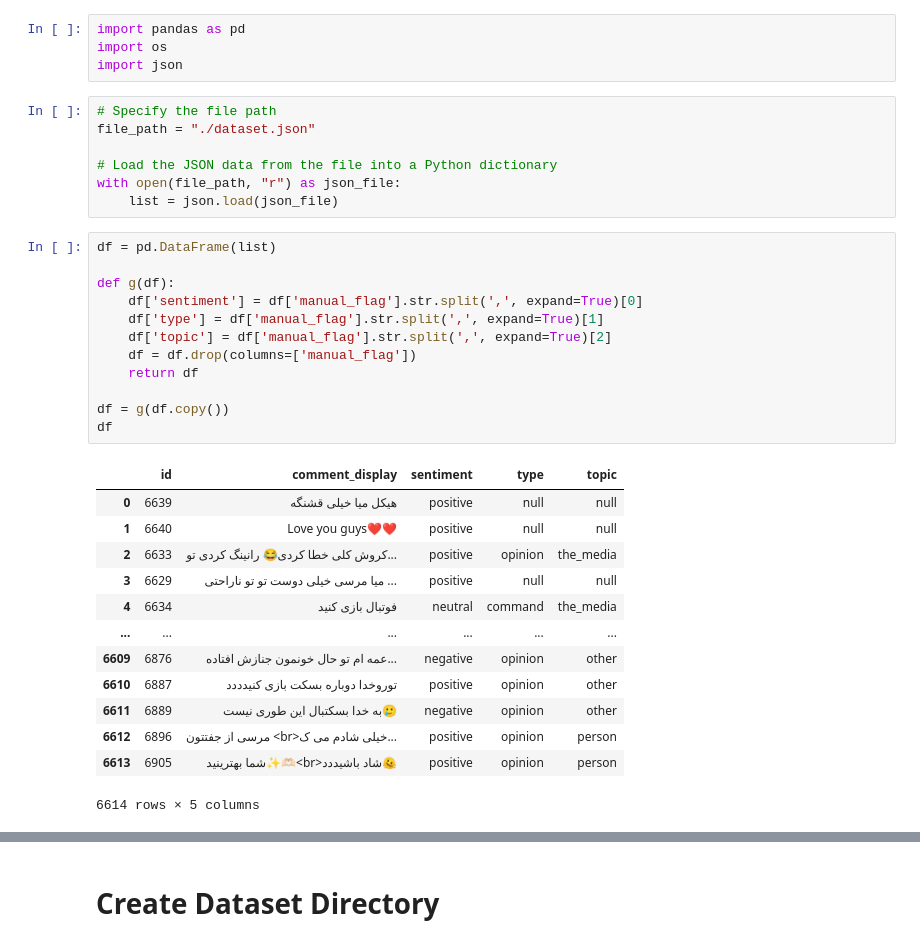
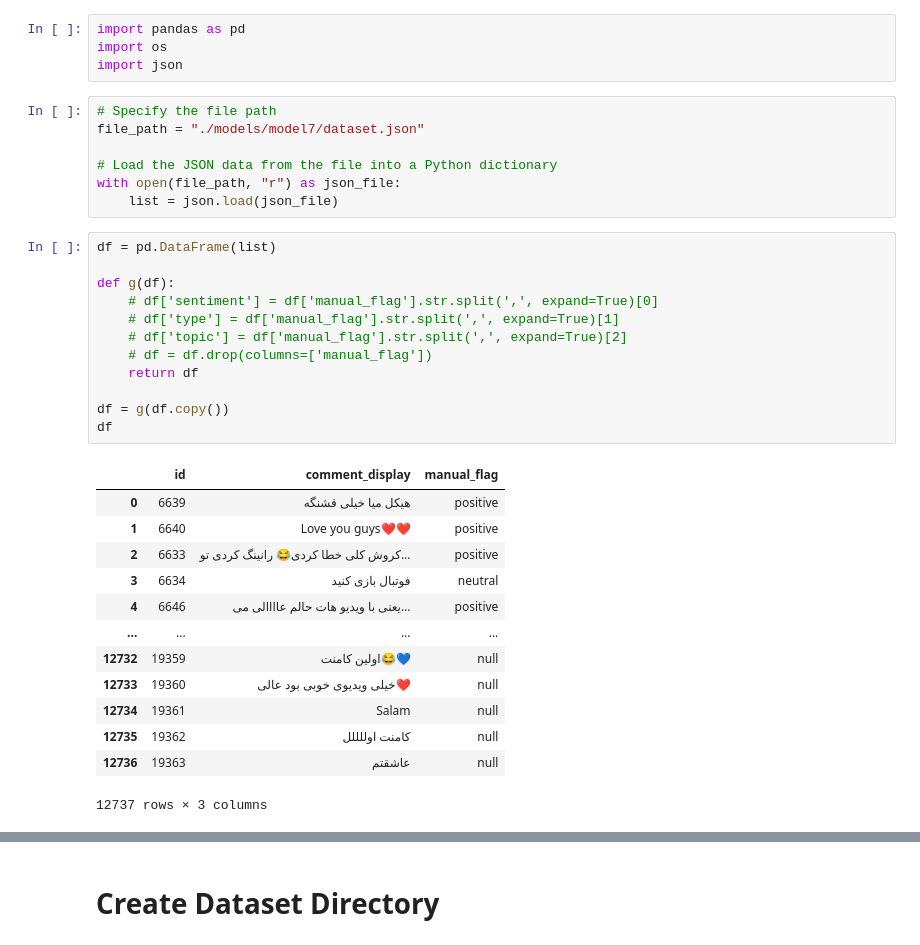
Before and after one commit to aXlireza/Context-Classifier-AI, a Jupyter notebook: separate_context_by_flags.ipynb, the cells around one changed output, grey strips where cells are left out. Drawn from its saved outputs; the diff is of its cells as text.

```diff
--- a/separate_context_by_flags.ipynb
+++ b/separate_context_by_flags.ipynb
@@ -4,7 +4,7 @@ import os
 import json
 # %%
 # Specify the file path
-file_path = "./dataset.json"
+file_path = "./models/model7/dataset.json"
 
 # Load the JSON data from the file into a Python dictionary
 with open(file_path, "r") as json_file:
@@ -12,29 +12,29 @@ with open(file_path, "r") as json_file:
 # %%
 df = pd.DataFrame(list)
 
 def g(df):
-    df['sentiment'] = df['manual_flag'].str.split(',', expand=True)[0]
-    df['type'] = df['manual_flag'].str.split(',', expand=True)[1]
-    df['topic'] = df['manual_flag'].str.split(',', expand=True)[2]
-    df = df.drop(columns=['manual_flag'])
+    # df['sentiment'] = df['manual_flag'].str.split(',', expand=True)[0]
+    # df['type'] = df['manual_flag'].str.split(',', expand=True)[1]
+    # df['topic'] = df['manual_flag'].str.split(',', expand=True)[2]
+    # df = df.drop(columns=['manual_flag'])
     return df
 
 df = g(df.copy())
 df
 # %% [output]
-|  | id | comment_display | sentiment | type | topic |
-| 0 | 6639 | هیکل میا خیلی قشنگه | positive | null | null |
-| 1 | 6640 | Love you guys❤️❤️ | positive | null | null |
-| 2 | 6633 | کروش کلی خطا کردی😂 رانینگ کردی تو... | positive | opinion | the_media |
-| 3 | 6629 | میا مرسی خیلی دوست تو تو ناراحتی ... | positive | null | null |
-| 4 | 6634 | فوتبال بازی کنید | neutral | command | the_media |
-| ... | ... | ... | ... | ... | ... |
-| 6609 | 6876 | عمه ام تو حال خونمون جنازش افتاده... | negative | opinion | other |
-| 6610 | 6887 | توروخدا دوباره بسکت بازی کنیدددد | positive | opinion | other |
-| 6611 | 6889 | به خدا بسکتبال این طوری نیست🥲 | negative | opinion | other |
-| 6612 | 6896 | مرسی از جفتتون <br>خیلی شادم می ک... | positive | opinion | person |
-| 6613 | 6905 | شما بهترینید✨️🫶🏻<br>شاد باشیددد🫠 | positive | opinion | person |
+|  | id | comment_display | manual_flag |
+| 0 | 6639 | هیکل میا خیلی قشنگه | positive |
+| 1 | 6640 | Love you guys❤️❤️ | positive |
+| 2 | 6633 | کروش کلی خطا کردی😂 رانینگ کردی تو... | positive |
+| 3 | 6634 | فوتبال بازی کنید | neutral |
+| 4 | 6646 | یعنی با ویدیو هات حالم عاااالی می... | positive |
+| ... | ... | ... | ... |
+| 12732 | 19359 | اولین کامنت😂💙 | null |
+| 12733 | 19360 | خیلی ویدیوی خوبی بود عالی❤ | null |
+| 12734 | 19361 | Salam | null |
+| 12735 | 19362 | کامنت اوللللل | null |
+| 12736 | 19363 | عاشقتم | null |
-6614 rows × 5 columns
+12737 rows × 3 columns
 # %%
 ds = {}
 
```
Also changed, not shown: parts of 7 cells of this notebook, 2 other files.
